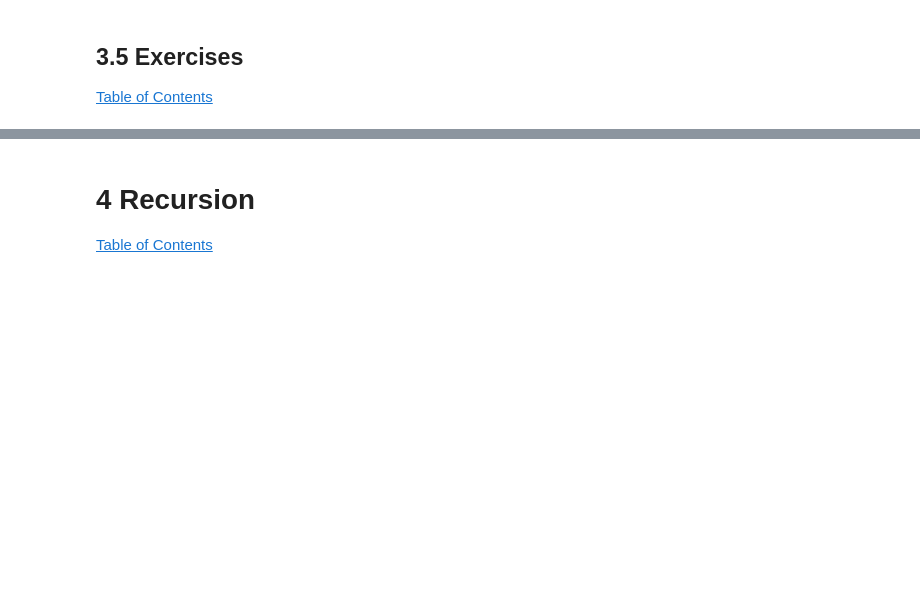
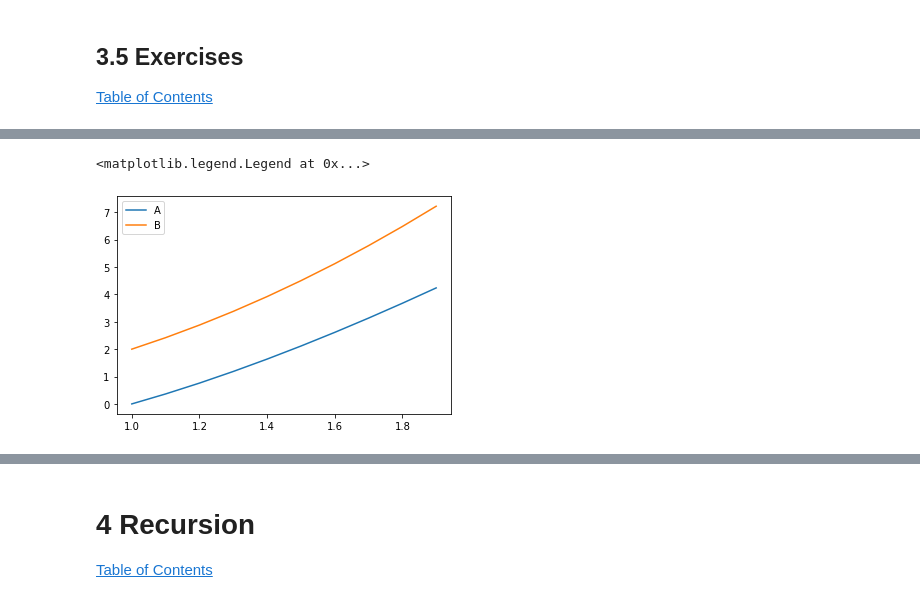
Before and after one commit to jot33/ds-algos-python, a Jupyter notebook: textbook_notes.ipynb, the cells around one changed output, grey strips where cells are left out. Cells and saved outputs as stored; diff of their text form; code cells hidden in the pictures; blank space fills up the shorter version.

```diff
--- a/textbook_notes.ipynb
+++ b/textbook_notes.ipynb
@@ -4259,0 +4311,15 @@ I'm not understanding the usefulness of this reasoning at this time...
+# %%
+import numpy as np
+import matplotlib.pyplot as plt
+%matplotlib inline
+
+n = np.arange(1,2,0.1,dtype='longdouble')
+A = 8*n*np.log10(n)
+B = 2*n**2
+
+plt.plot(n,A,label='A')
+plt.plot(n,B,label='B')
+plt.legend()
+# %% [output]
+<matplotlib.legend.Legend at 0x...>
+[figure, added]
```
Also changed, not shown: parts of 11 cells of this notebook.
